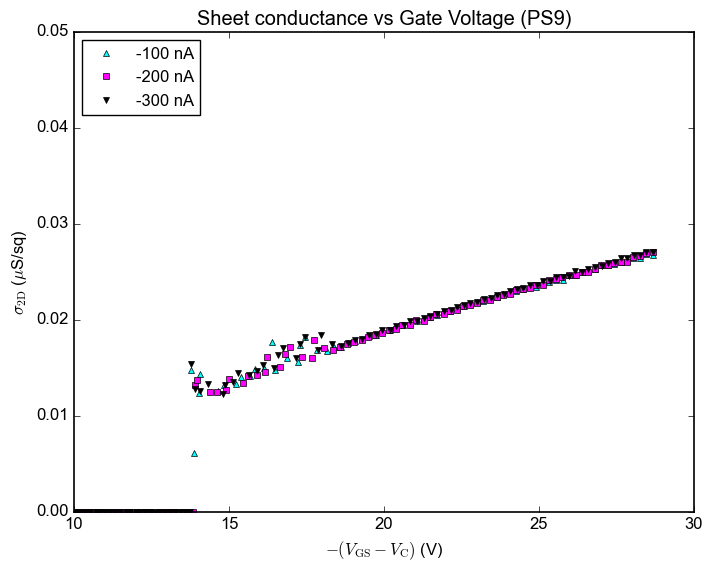
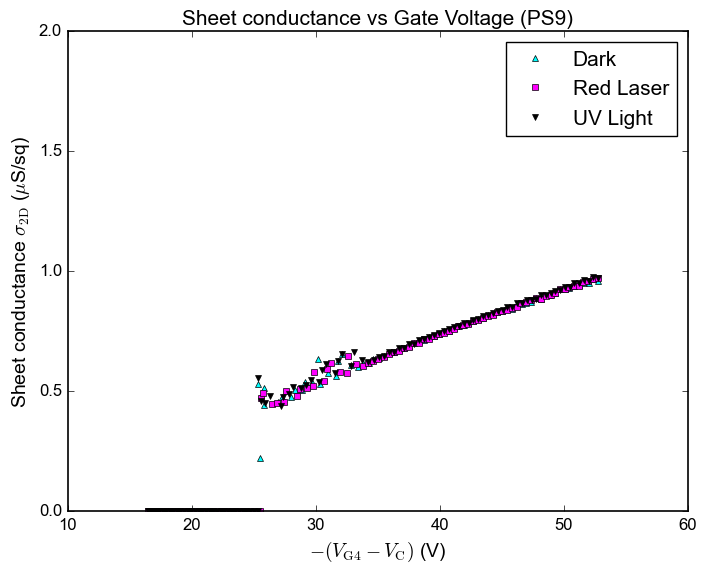
Code edit (unified diff) that turned the first committed figure into the second:
--- before
+++ after
@@ -4,7 +4,7 @@
 
 datasets_IDS_VDS = [
-    ("-100 nA", data1, 'cyan', '^'),
-    ("-200 nA", data2, 'magenta', 's'),
-    ("-300 nA", data3, 'black', 'v'),
+    ("Dark", data1, 'cyan', '^'),
+    ("Red Laser", data2, 'magenta', 's'),
+    ("UV Light", data3, 'black', 'v'),
 ]
 for label, data, color, marker in datasets_IDS_VDS:
@@ -15,5 +15,5 @@
     V_12 = data[:, 6]
     sigma = data[:, 7]
-    plt.plot(-(V_GS - V_C), sigma*1e6, label=label, color=color, marker=marker, linestyle='None', markersize=5, markevery=1)
+    plt.plot(-(V_GS - V_C)*1.84, sigma*1e6*36, label=label, color=color, marker=marker, linestyle='None', markersize=5, markevery=1)
 
 
@@ -21,9 +21,10 @@
 
 
-plt.xlabel(r"$-(V_\text{GS} - V_\text{C})$ (V)")
-plt.ylabel(r"$\sigma_\text{2D}$ ($\mu$S/sq)")
-plt.xlim(10, 30)
-plt.ylim(0, 0.05)
-plt.legend(frameon=True, loc='upper left', numpoints=1, fontsize=12)
-plt.title("Sheet conductance vs Gate Voltage (PS9)")
+plt.xlabel(r"$-(V_\text{G4} - V_\text{C})$ (V)", fontsize=14)
+plt.ylabel(r"Sheet conductance $\sigma_\text{2D}$ ($\mu$S/sq)", fontsize=14)
+plt.xlim(10, 60)
+plt.ylim(0, 2)
+plt.legend(frameon=True, loc='upper right', numpoints=1, fontsize=15)
+plt.title("Sheet conductance vs Gate Voltage (PS9)", fontsize=15)
+# plt.savefig("vdP-lux.eps", format='eps', bbox_inches='tight')
 plt.show()

Commit: up